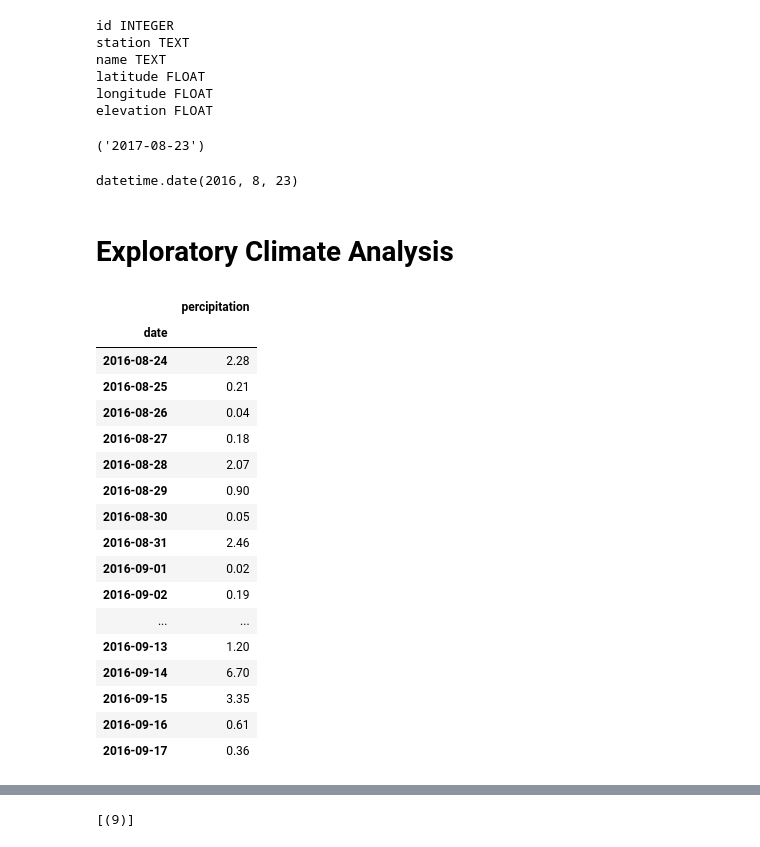
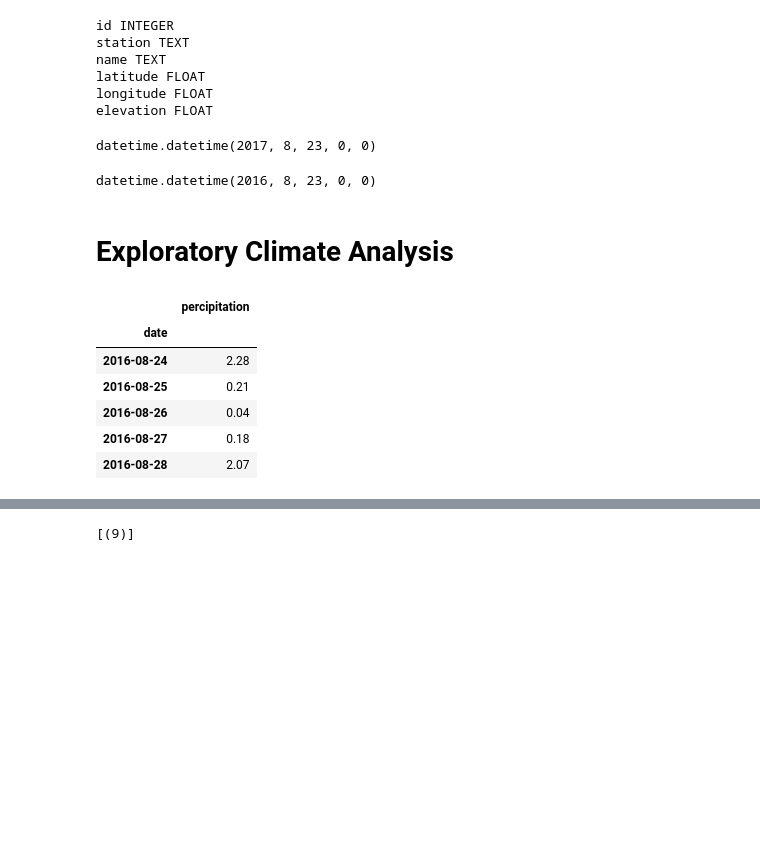
Before and after one commit to Vangroovy/Advanced_SQL, a Jupyter notebook: climate.ipynb, the cells around one changed output, grey strips where cells are left out. Cells and saved outputs as stored; diff of their text form; code cells hidden in the pictures; blank space fills up the shorter version.

```diff
--- a/climate.ipynb
+++ b/climate.ipynb
@@ -86,48 +86,39 @@ elevation FLOAT
 # %%
 # Design a query to retrieve the last 12 months of precipitation data and plot the results
 #Find the last date in measurement
-last_date = session.query(Measurement.date).order_by(Measurement.date.desc()).first()
-last_date
+fmt="%Y-%m-%d"
+result = session.query(Measurement.date).order_by(Measurement.date.desc()).first()
+start_date = dt.datetime.strptime(result.date, fmt)
+start_date
 # %% [output]
-('2017-08-23')
+datetime.datetime(2017, 8, 23, 0, 0)
 # %%
 # Calculate the date 1 year ago from the last data point in the database
-twelve_months = dt.date(2017,8,23) - dt.timedelta(days=365)
+twelve_months = start_date - dt.timedelta(days=365)
 twelve_months
 # %% [output]
-datetime.date(2016, 8, 23)
+datetime.datetime(2016, 8, 23, 0, 0)
 # %% [markdown]
 # Exploratory Climate Analysis
 # %%
 # Perform a query to retrieve the data and find the station with the most rain on any given day
 
-percip = session.query(Measurement.date, func.max(Measurement.prcp).label("most rain")).\
+percip = session.query(Measurement.date, func.max(Measurement.prcp)).\
 filter(Measurement.date > f"{twelve_months}").\
 group_by(Measurement.date).\
 order_by(Measurement.date).all()
 # %%
-#Convert to a dataframe
+#Convert to a dataframe and print the max percipitation number by date
 percip_df = pd.DataFrame(percip, columns =['date', 'percipitation'])
 percip_df.set_index('date', inplace=True)
-percip_df.head(25)
+percip_df.head()
 # %% [output]
 |  | percipitation |
 | date |  |
 | 2016-08-24 | 2.28 |
 | 2016-08-25 | 0.21 |
 | 2016-08-26 | 0.04 |
 | 2016-08-27 | 0.18 |
 | 2016-08-28 | 2.07 |
-| 2016-08-29 | 0.90 |
-| 2016-08-30 | 0.05 |
-| 2016-08-31 | 2.46 |
-| 2016-09-01 | 0.02 |
-| 2016-09-02 | 0.19 |
-| ... | ... |
-| 2016-09-13 | 1.20 |
-| 2016-09-14 | 6.70 |
-| 2016-09-15 | 3.35 |
-| 2016-09-16 | 0.61 |
-| 2016-09-17 | 0.36 |
 # %%
 # Use Pandas Plotting with Matplotlib to plot the data
```
Also changed, not shown: parts of 8 cells of this notebook.
